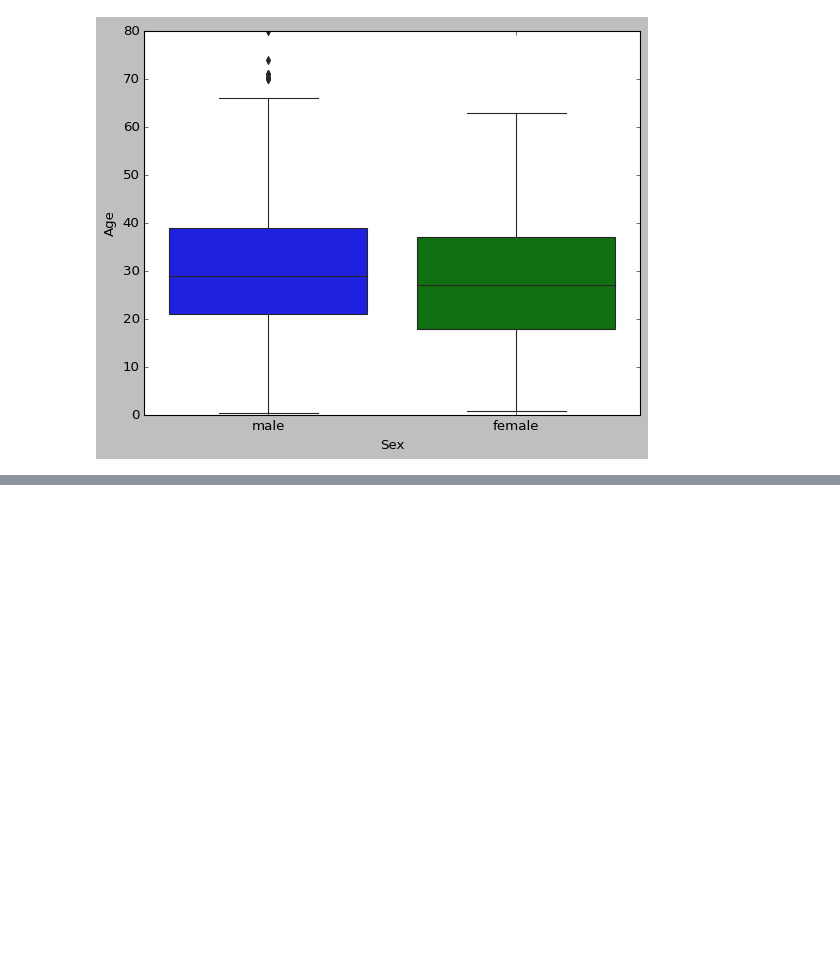
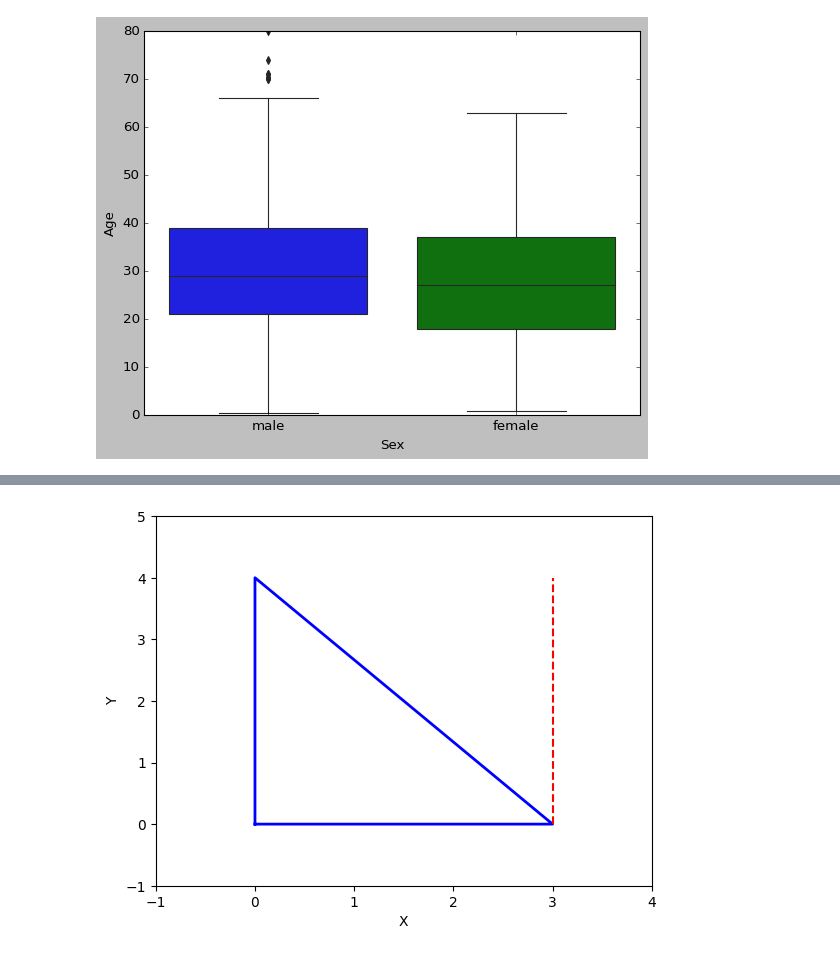
Before and after one commit to Sandra-Lor/IronHAck-Labs, a Jupyter notebook: Matplotlib+Seaborn.ipynb, the cells around one changed output, grey strips where cells are left out. Saved outputs shown, nothing was run; the diff lists cells and outputs as text; code cells hidden in the pictures; blank space fills up the shorter version.

```diff
--- a/Matplotlib+Seaborn.ipynb
+++ b/Matplotlib+Seaborn.ipynb
@@ -360,0 +402,23 @@ plt.show()
+# %%
+a = 3
+b = 4
+c = (a**2 + b**2) ** 0.5
+
+# Coordenadas de los vértices del triángulo
+x = [0, 0, a, 0]
+y = [0, b, 0, 0]
+
+# Graficar el triángulo
+fig, ax = plt.subplots()
+ax.plot(x, y, 'b-', linewidth=2) # Dibuja las líneas del triángulo
+ax.plot([a, a], [0, b], 'r--')   # Dibuja la hipotenusa en rojo
+
+# Etiquetas y ajuste de límites
+ax.set_xlabel("X")
+ax.set_ylabel("Y")
+ax.set_xlim(-1, a+1)
+ax.set_ylim(-1, b+1)
+
+plt.show()
+# %% [output]
+[figure, added]
```
Also changed, not shown: parts of 6 cells of this notebook, 5 other files.
